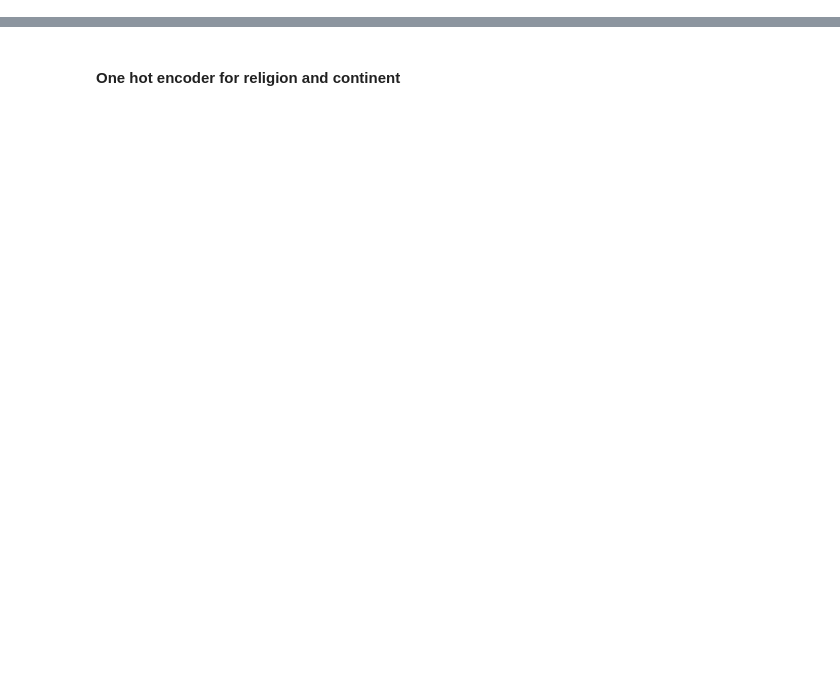
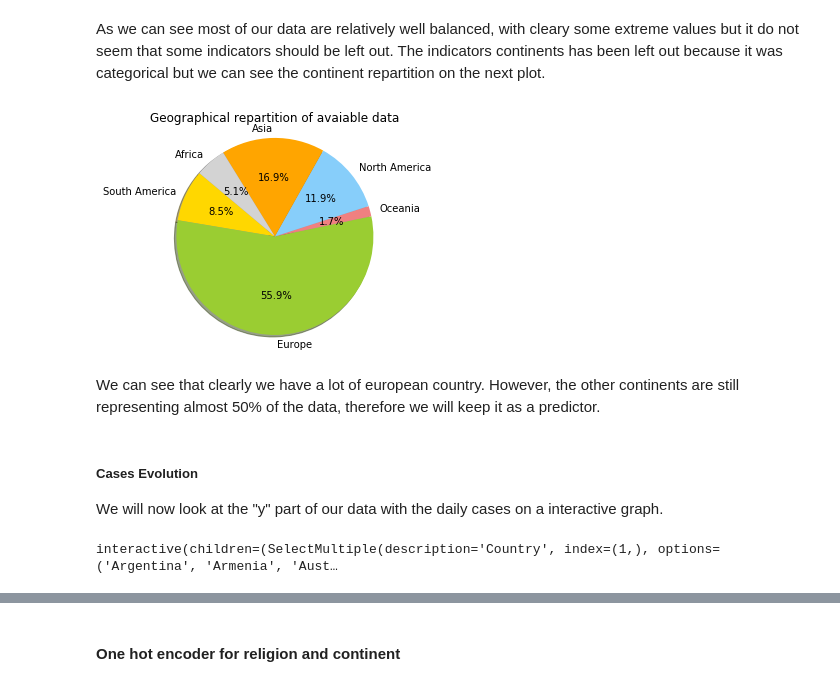
Before and after one commit to MasterFinHEC/ADA_Project, a Jupyter notebook: Covid_Analysis_Start.ipynb, the cells around one changed output, grey strips where cells are left out. Saved outputs shown, nothing was run; the diff lists cells and outputs as text; code cells hidden in the pictures; blank space fills up the shorter version.

```diff
--- a/Covid_Analysis_Start.ipynb
+++ b/Covid_Analysis_Start.ipynb
@@ -495,0 +126,73 @@ X = allData.loc[:,['Total','GDP', 'Gini', 'Dem', 'Pop', 'Health','Child',
+# %% [markdown]
+As we can see most of our data are relatively well balanced, with cleary some extreme values but it do not seem that some indicators should be left out. The indicators continents has been left out because it was categorical but we can see the continent repartition on the next plot.
+# %%
+Continents = Dataset.X.loc[:,'Continent'].unique()
+count = []
+for continent in Continents:
+    condObj = Dataset.X.apply(lambda x: True if x['Continent'] == continent else False, axis =1)
+    count.append(len(condObj[condObj == True].index))
+
+
+# Data to plot
+labels = Continents
+sizes = count
+colors = ['gold', 'yellowgreen', 'lightcoral', 'lightskyblue','orange','lightgrey']
+
+# Plot
+plt.pie(sizes, labels=labels, colors=colors,
+autopct='%1.1f%%', shadow=True, startangle=140)
+plt.title('Geographical repartition of avaiable data')
+plt.axis('equal')
+plt.show()
+# %% [output]
+[figure, added]
+# %% [markdown]
+We can see that clearly we have a lot of european country. However, the other continents are still representing almost 50% of the data, therefore we will keep it as a predictor.
+# %% [markdown]
+##### Cases Evolution
+
+We will now look at the "y" part of our data with the daily cases on a interactive graph.
+# %%
+countries = np.array(Dataset.y.index)
+country_day = Dataset.y.diff(axis=1)
+
+def update_plot(c):
+    data=[]
+    for country in c:
+        layout = go.Layout(
+            title = country,
+            yaxis = dict(
+                title = 'Cases'
+                ),
+            xaxis = dict(
+                title = 'Date'
+                )
+            )
+        trace1 = go.Scatter(
+            x = Dataset.y.columns,
+            y = Dataset.y.loc[country,:],
+            mode = 'lines',
+            name = 'Cumulative Cases',
+            line = dict(
+                shape = 'spline'
+            )
+        )
+        trace2 = go.Scatter(
+            x = Dataset.y.columns,
+            y = country_day.loc[country,:],
+            mode = 'lines',
+            name = 'Daily Cases',
+            line = dict(
+                shape = 'spline'
+            )
+        )
+        data.append(trace1)
+        data.append(trace2)
+
+    fig = go.Figure(data=data, layout=layout)
+    fig.show()
+
+c = widgets.SelectMultiple(options=countries, value = ['Armenia'], description='Country')
+widgets.interactive(update_plot, c=c)
+# %% [output]
+interactive(children=(SelectMultiple(description='Country', index=(1,), options=('Argentina', 'Armenia', 'Aust…
```
Also changed, not shown: parts of 122 cells of this notebook, 11 other files.
